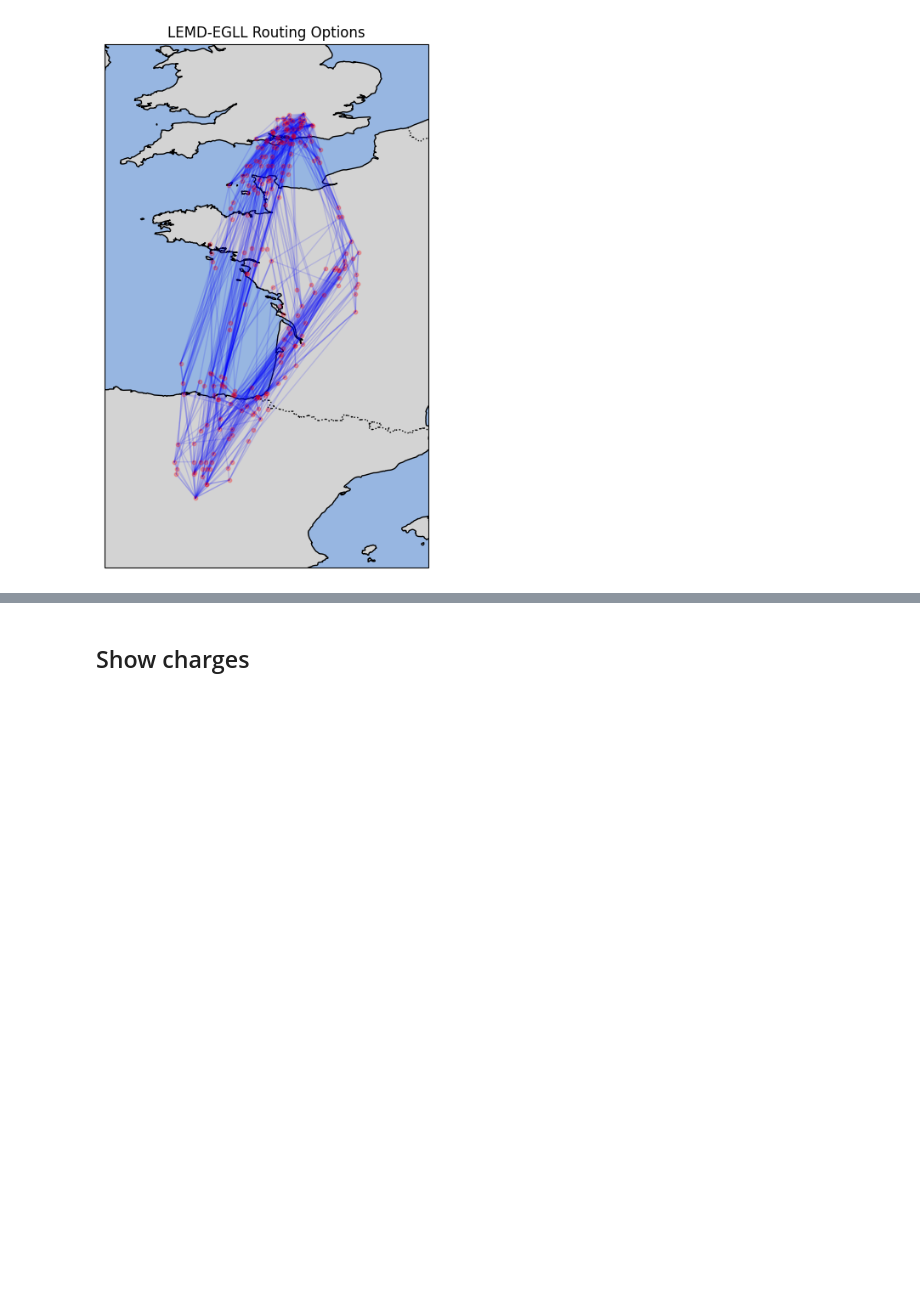
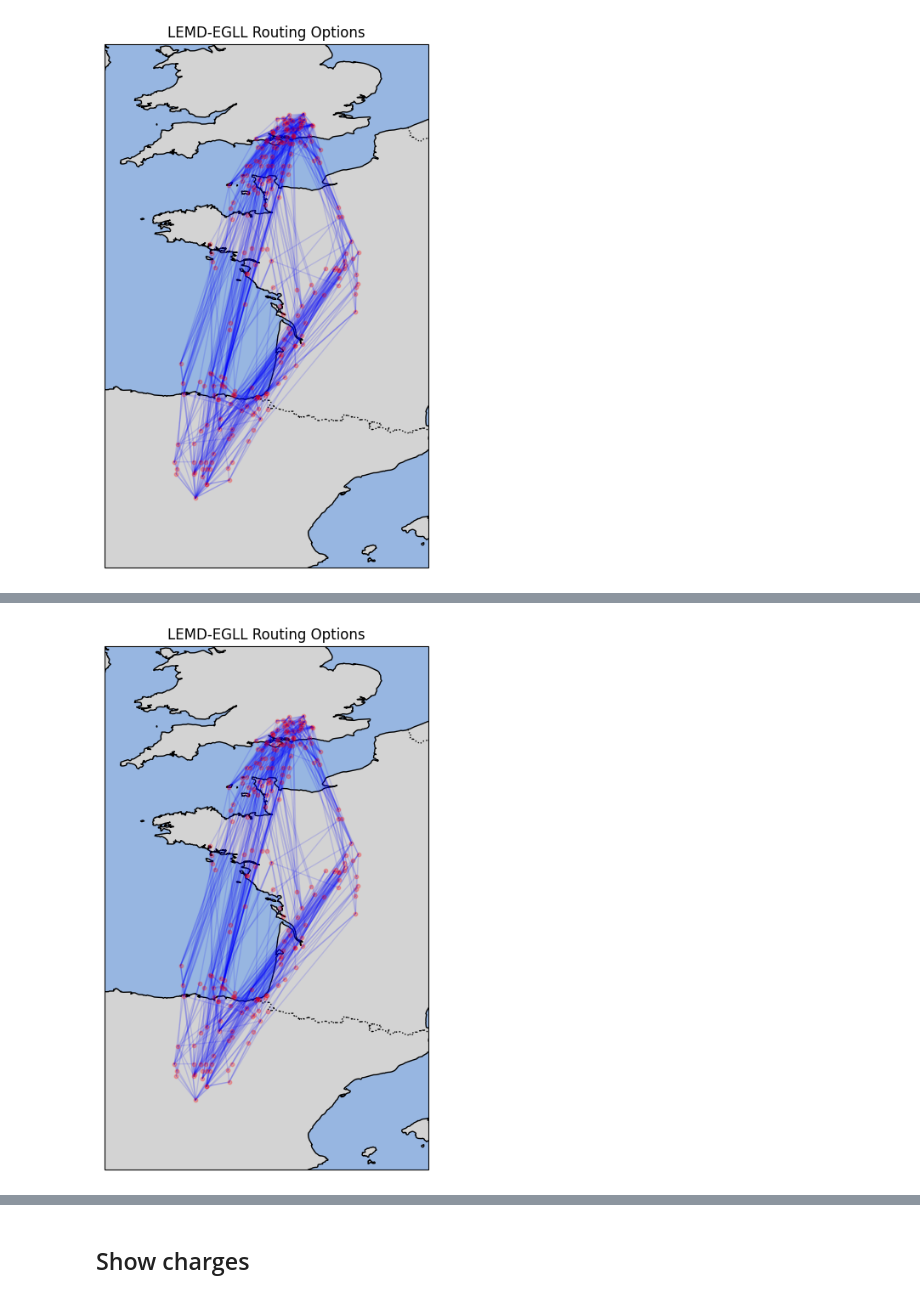
Before and after one commit to thinhhoang95/project-equinox, a Jupyter notebook: notebooks/route_graph.ipynb, the cells around one changed output, grey strips where cells are left out. Drawn from its saved outputs; the diff is of its cells as text; code cells hidden in the pictures; blank space fills up the shorter version.

```diff
--- a/notebooks/route_graph.ipynb
+++ b/notebooks/route_graph.ipynb
@@ -53,0 +167,4 @@ plot_route_graph(G)
+# %%
+plot_route_graph(G_acyclic)
+# %% [output]
+[figure, added]
```
Also changed, not shown: parts of 4 cells of this notebook, 6 other files.
